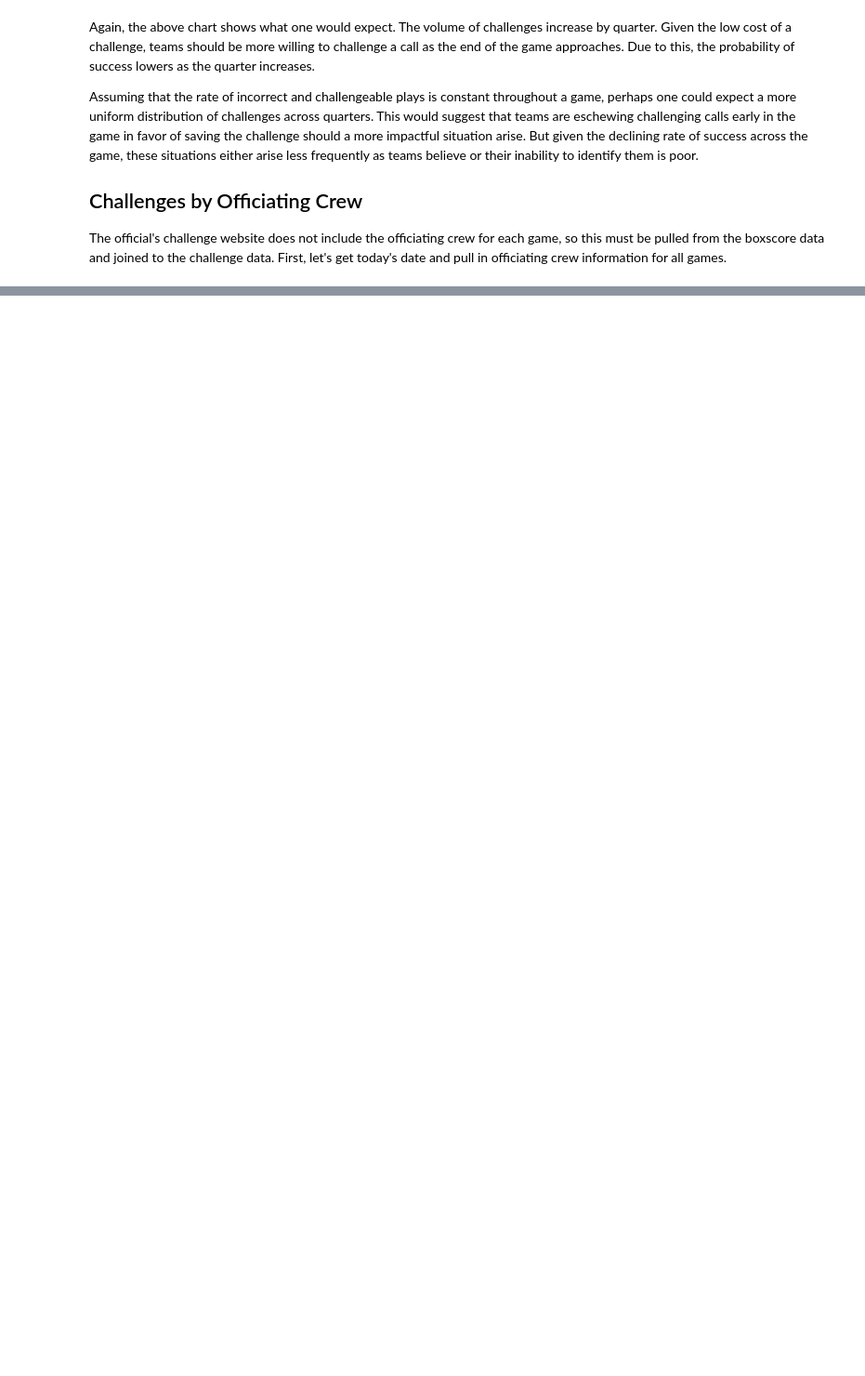
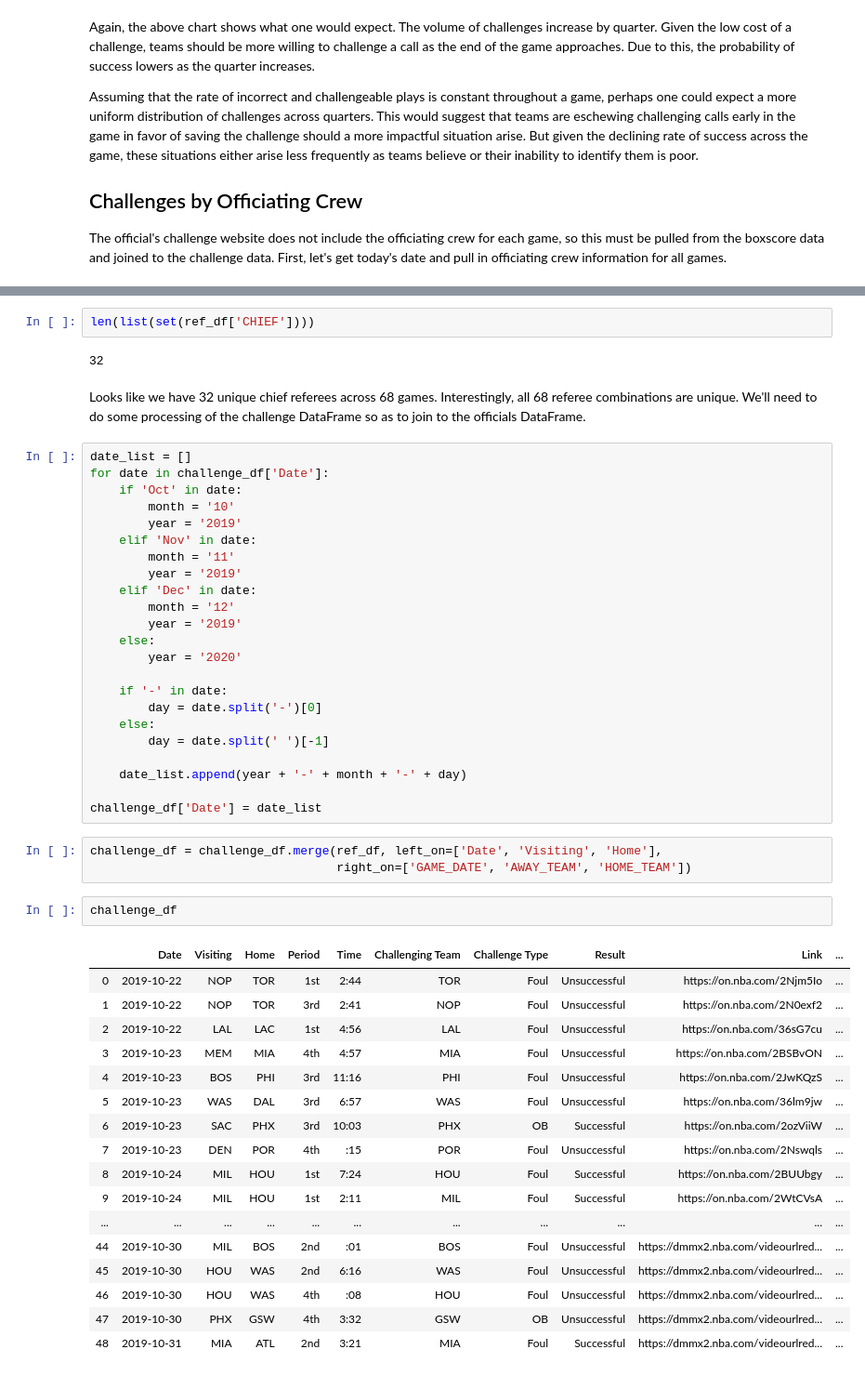
Before and after one commit to basketballrelativity/challenges, a Jupyter notebook: challenges_exploration.ipynb, the cells around one changed output, grey strips where cells are left out. Shown: that part at 93% size. Drawn from its saved outputs; the diff is of its cells as text; blank space fills up the shorter version.

```diff
--- a/challenges_exploration.ipynb
+++ b/challenges_exploration.ipynb
@@ -346,0 +353,52 @@ TypeError: 'int' object is not callable
+# %%
+len(list(set(ref_df['CHIEF'])))
+# %% [output]
+32
+# %% [markdown]
+Looks like we have 32 unique chief referees across 68 games. Interestingly, all 68 referee combinations are unique. We'll need to do some processing of the challenge DataFrame so as to join to the officials DataFrame.
+# %%
+date_list = []
+for date in challenge_df['Date']:
+    if 'Oct' in date:
+        month = '10'
+        year = '2019'
+    elif 'Nov' in date:
+        month = '11'
+        year = '2019'
+    elif 'Dec' in date:
+        month = '12'
+        year = '2019'
+    else:
+        year = '2020'
+
+    if '-' in date:
+        day = date.split('-')[0]
+    else:
+        day = date.split(' ')[-1]
+
+    date_list.append(year + '-' + month + '-' + day)
+
+challenge_df['Date'] = date_list
+# %%
+challenge_df = challenge_df.merge(ref_df, left_on=['Date', 'Visiting', 'Home'],
+                                  right_on=['GAME_DATE', 'AWAY_TEAM', 'HOME_TEAM'])
+# %%
+challenge_df
+# %% [output]
+|  | Date | Visiting | Home | Period | Time | Challenging Team | Challenge Type | Result | Link | ... |
+| 0 | 2019-10-22 | NOP | TOR | 1st | 2:44 | TOR | Foul | Unsuccessful | https://on.nba.com/2Njm5Io | ... |
+| 1 | 2019-10-22 | NOP | TOR | 3rd | 2:41 | NOP | Foul | Unsuccessful | https://on.nba.com/2N0exf2 | ... |
+| 2 | 2019-10-22 | LAL | LAC | 1st | 4:56 | LAL | Foul | Unsuccessful | https://on.nba.com/36sG7cu | ... |
+| 3 | 2019-10-23 | MEM | MIA | 4th | 4:57 | MIA | Foul | Unsuccessful | https://on.nba.com/2BSBvON | ... |
+| 4 | 2019-10-23 | BOS | PHI | 3rd | 11:16 | PHI | Foul | Unsuccessful | https://on.nba.com/2JwKQzS | ... |
+| 5 | 2019-10-23 | WAS | DAL | 3rd | 6:57 | WAS | Foul | Unsuccessful | https://on.nba.com/36lm9jw | ... |
+| 6 | 2019-10-23 | SAC | PHX | 3rd | 10:03 | PHX | OB | Successful | https://on.nba.com/2ozViiW | ... |
+| 7 | 2019-10-23 | DEN | POR | 4th | :15 | POR | Foul | Unsuccessful | https://on.nba.com/2Nswqls | ... |
+| 8 | 2019-10-24 | MIL | HOU | 1st | 7:24 | HOU | Foul | Successful | https://on.nba.com/2BUUbgy | ... |
+| 9 | 2019-10-24 | MIL | HOU | 1st | 2:11 | MIL | Foul | Successful | https://on.nba.com/2WtCVsA | ... |
+| ... | ... | ... | ... | ... | ... | ... | ... | ... | ... | ... |
+| 44 | 2019-10-30 | MIL | BOS | 2nd | :01 | BOS | Foul | Unsuccessful | https://dmmx2.nba.com/videourlred... | ... |
+| 45 | 2019-10-30 | HOU | WAS | 2nd | 6:16 | WAS | Foul | Unsuccessful | https://dmmx2.nba.com/videourlred... | ... |
+| 46 | 2019-10-30 | HOU | WAS | 4th | :08 | HOU | Foul | Unsuccessful | https://dmmx2.nba.com/videourlred... | ... |
+| 47 | 2019-10-30 | PHX | GSW | 4th | 3:32 | GSW | OB | Unsuccessful | https://dmmx2.nba.com/videourlred... | ... |
+| 48 | 2019-10-31 | MIA | ATL | 2nd | 3:21 | MIA | Foul | Successful | https://dmmx2.nba.com/videourlred... | ... |
```
Also changed, not shown: parts of 9 cells of this notebook.
